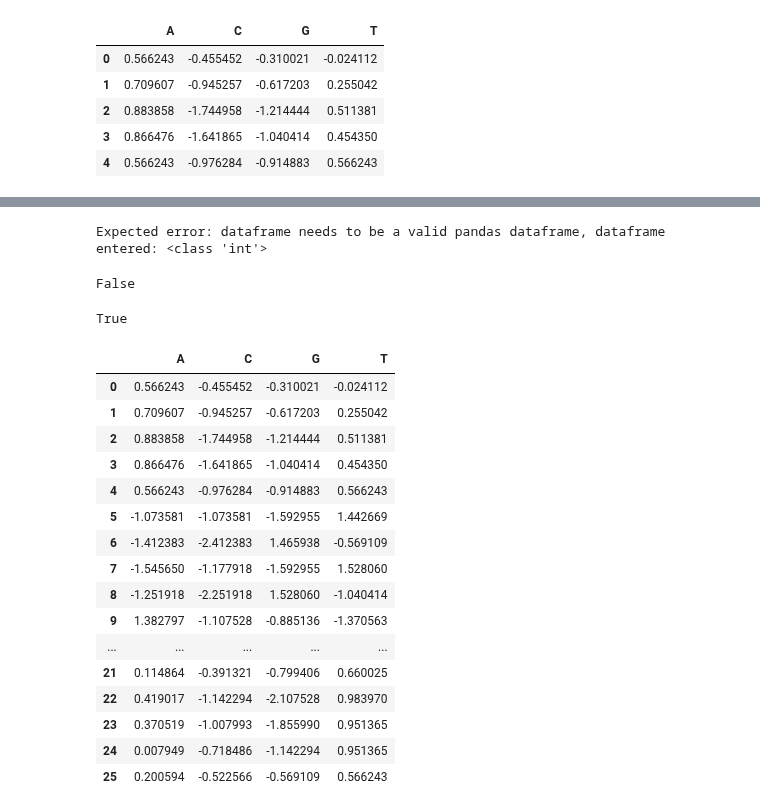
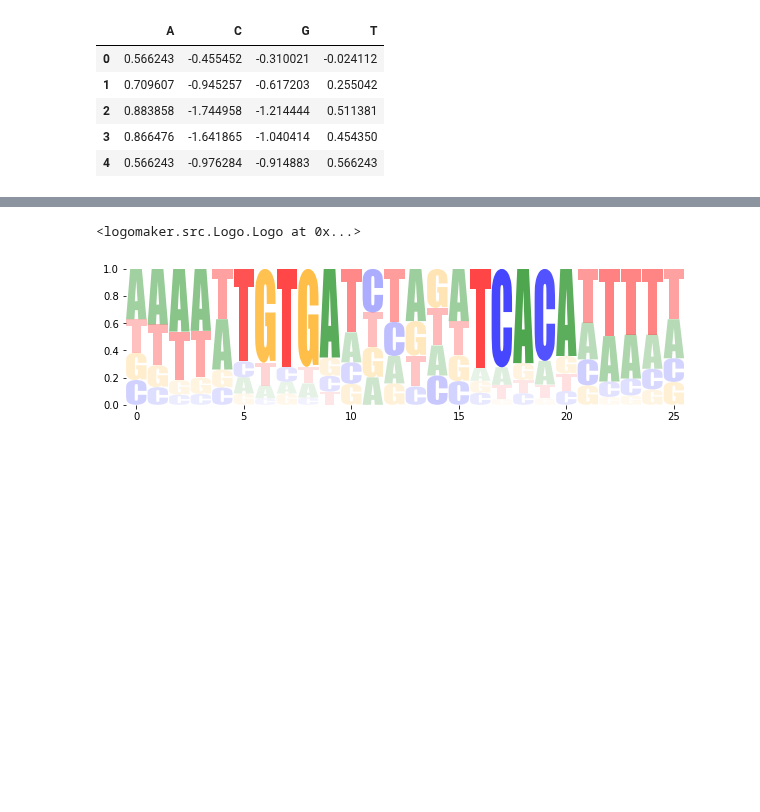
Before and after one commit to jbkinney/logomaker, a Jupyter notebook: examples/Example_CRP.ipynb, the cells around one changed output, grey strips where cells are left out. Saved outputs shown, nothing was run; the diff lists cells and outputs as text; code cells hidden in the pictures; blank space fills up the shorter version.

Commit message:
Added features to Logo

```diff
--- a/examples/Example_CRP.ipynb
+++ b/examples/Example_CRP.ipynb
@@ -71,32 +61,0 @@ Expected error: to_type = 6 must be None or in {'weight', 'probability', 'counts
-# %%
-obj = logomaker.Logo(df=0, should_fail=True)
-obj.mistake
-# %% [output]
-Expected error: dataframe needs to be a valid pandas dataframe, dataframe entered: <class 'int'>
-False
-# %%
-from_type = 'counts'
-isinstance(from_type, (str, None))
-# %% [output]
-True
-# %%
-counts_mat = logomaker.alignment_to_matrix(seqs, to_type='counts')
-logomaker.transform_matrix(counts_mat, from_type='counts', to_type='weight')
-# %% [output]
-|  | A | C | G | T |
-| 0 | 0.566243 | -0.455452 | -0.310021 | -0.024112 |
-| 1 | 0.709607 | -0.945257 | -0.617203 | 0.255042 |
-| 2 | 0.883858 | -1.744958 | -1.214444 | 0.511381 |
-| 3 | 0.866476 | -1.641865 | -1.040414 | 0.454350 |
-| 4 | 0.566243 | -0.976284 | -0.914883 | 0.566243 |
-| 5 | -1.073581 | -1.073581 | -1.592955 | 1.442669 |
-| 6 | -1.412383 | -2.412383 | 1.465938 | -0.569109 |
-| 7 | -1.545650 | -1.177918 | -1.592955 | 1.528060 |
-| 8 | -1.251918 | -2.251918 | 1.528060 | -1.040414 |
-| 9 | 1.382797 | -1.107528 | -0.885136 | -1.370563 |
-| ... | ... | ... | ... | ... |
-| 21 | 0.114864 | -0.391321 | -0.799406 | 0.660025 |
-| 22 | 0.419017 | -1.142294 | -2.107528 | 0.983970 |
-| 23 | 0.370519 | -1.007993 | -1.855990 | 0.951365 |
-| 24 | 0.007949 | -0.718486 | -1.142294 | 0.951365 |
-| 25 | 0.200594 | -0.522566 | -0.569109 | 0.566243 |
@@ -106,0 +62,10 @@ NoneType
+# %%
+counts_df = logomaker.alignment_to_matrix(seqs, to_type='probability')
+
+logomaker.Logo(counts_df,
+               fade_probabilities=True,
+               show_spines=False,
+               font_name='Impact')
+# %% [output]
+<logomaker.src.Logo.Logo at 0x...>
+[figure, added]
```
Also changed, not shown: parts of 6 cells of this notebook, 4 other files.
